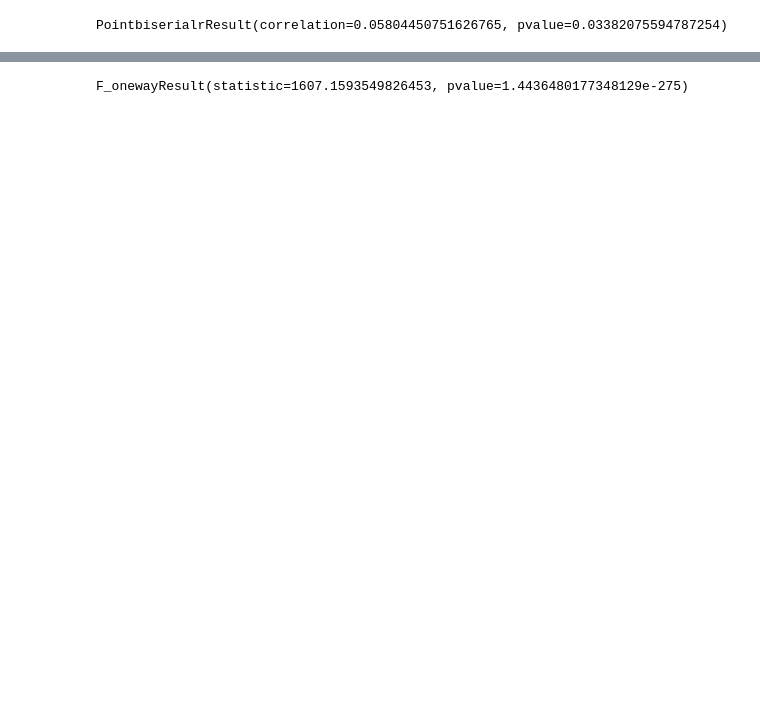
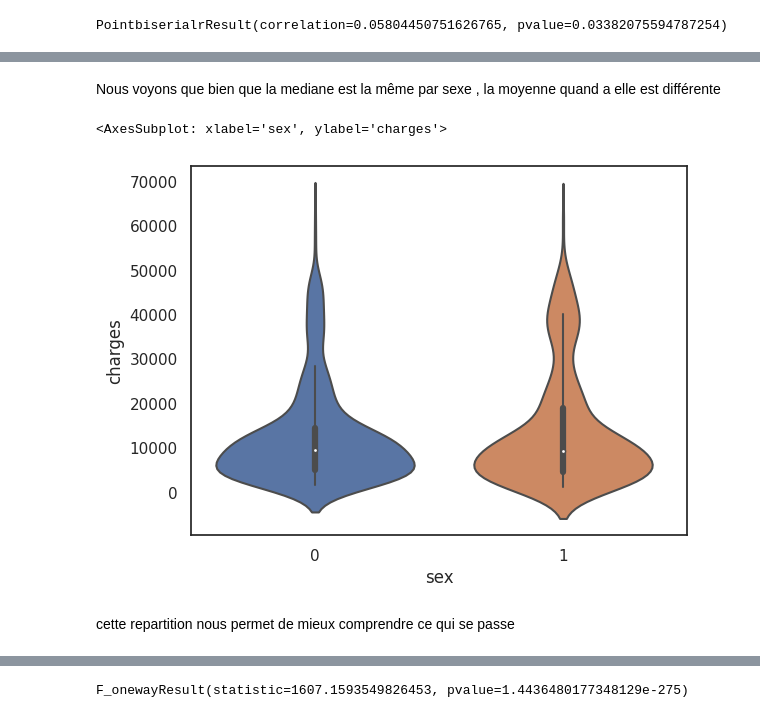
Before and after one commit to JynMoriarty/Assurance, a Jupyter notebook: analysis.ipynb, the cells around one changed output, grey strips where cells are left out. Drawn from its saved outputs; the diff is of its cells as text; code cells hidden in the pictures; blank space fills up the shorter version.

```diff
--- a/analysis.ipynb
+++ b/analysis.ipynb
@@ -221,0 +280,9 @@ PointbiserialrResult(correlation=0.05804450751626765, pvalue=0.03382075594787254
+# %% [markdown]
+Nous voyons que bien que la mediane est la même par sexe , la moyenne quand a elle est différente
+# %%
+sns.violinplot(x= categ['sex'],y = categ["charges"])
+# %% [output]
+<AxesSubplot: xlabel='sex', ylabel='charges'>
+[figure, added]
+# %% [markdown]
+cette repartition nous permet de mieux comprendre ce qui se passe
```
Also changed, not shown: parts of 97 cells of this notebook.
